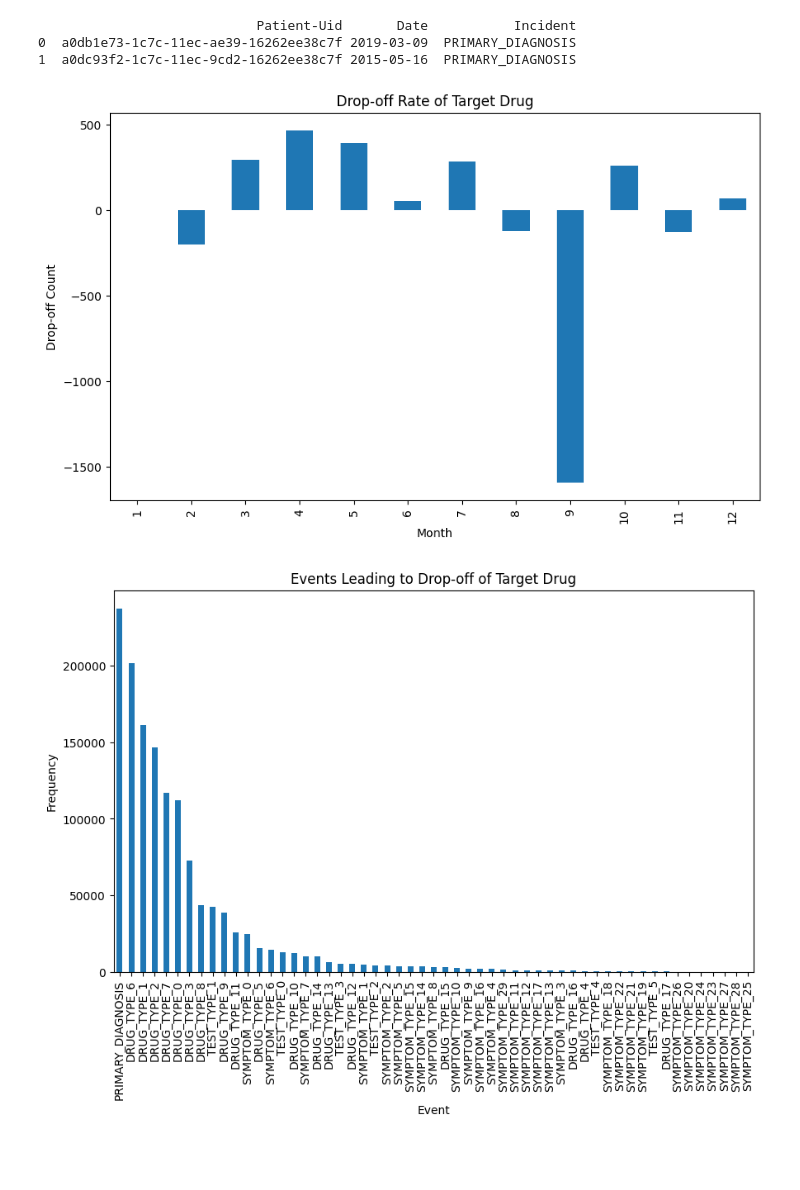
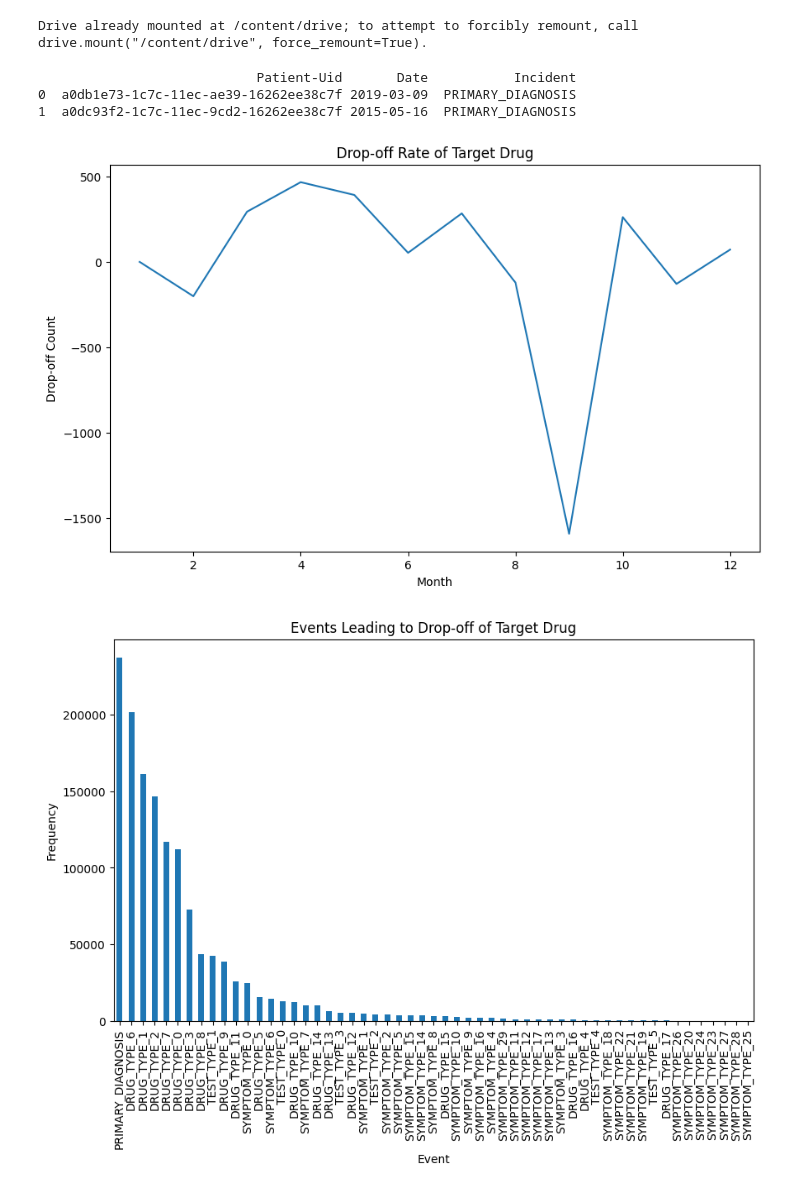
Before and after one commit to gkarthick510/Akaike-assignment, a Jupyter notebook: 002.ipynb, the cells around one changed output. Drawn from its saved outputs; the diff is of its cells as text; code cells hidden in the pictures; blank space fills up the shorter version.

```diff
--- a/002.ipynb
+++ b/002.ipynb
@@ -6,9 +5,14 @@ import pyarrow
 import seaborn as sns
 import matplotlib.pyplot as plt
+# %%
+from google.colab import drive
+drive.mount('/content/drive')
+# %% [output]
+Drive already mounted at /content/drive; to attempt to forcibly remount, call drive.mount("/content/drive", force_remount=True).
 # %%
-# reading train data
-train_df= pd.read_parquet('/content/drive/MyDrive/train.parquet', engine= 'pyarrow')
-print(train_df.head(2))
+# loading train data
+train_df= pd.read_parquet('/content/drive/MyDrive/train.parquet')
+train_df.head(2)
 # %% [output]
                             Patient-Uid       Date           Incident
 0  a0db1e73-1c7c-11ec-ae39-16262ee38c7f 2019-03-09  PRIMARY_DIAGNOSIS
@@ -22,15 +26,15 @@ target_data['Date'] = pd.to_datetime(target_data['Date'])
 target_data['Month'] = target_data['Date'].dt.month
 dropoff_rates = target_data.groupby('Month')['Patient-Uid'].nunique().diff().fillna(0)
 # %%
-# to visualize the drop off rate over time
+#visualizing the drop off rate over time
 plt.figure(figsize = (10, 6))
-dropoff_rates.plot(kind='bar')
+dropoff_rates.plot(kind='line')
 plt.xlabel('Month')
 plt.ylabel('Drop-off Count')
 plt.title('Drop-off Rate of Target Drug')
 plt.show()
 # %% [output]
-[figure, old version]
+[figure, new version]
 # %%
 # to analyze events driving dropp-off
 dropoff_reasons = train_df[train_df['Patient-Uid'].isin(target_data['Patient-Uid'])]
```
Also changed, not shown: parts of 3 cells of this notebook, 2 other files.
